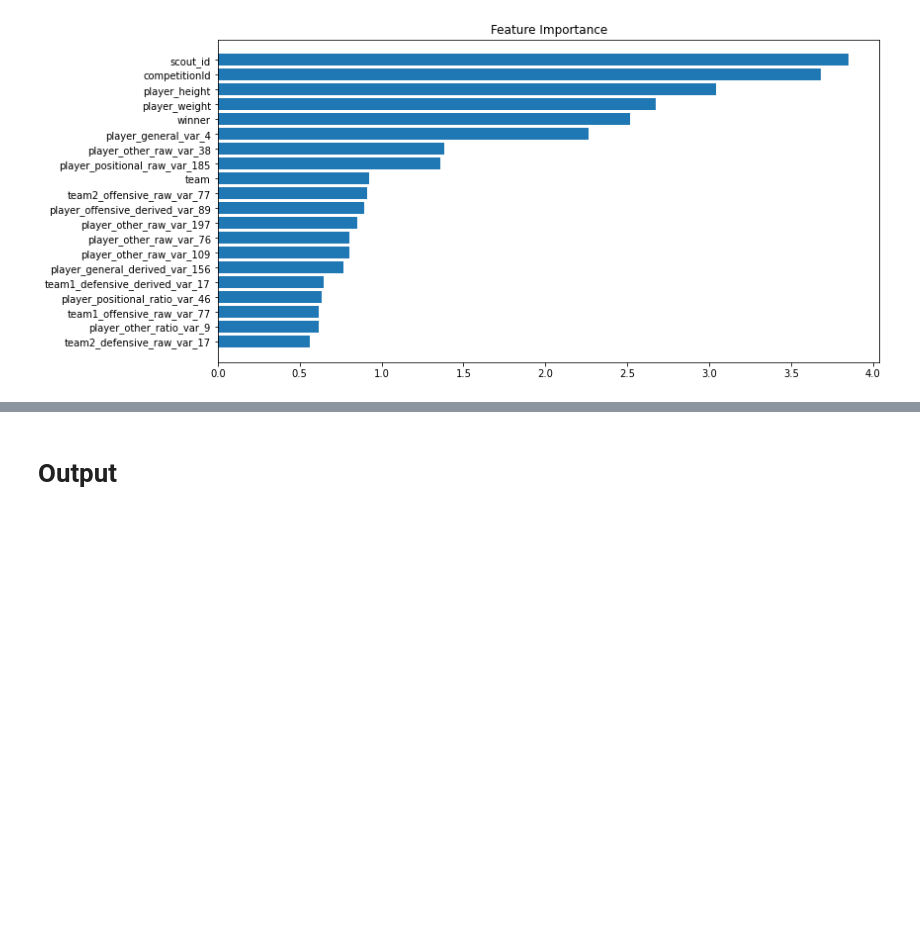
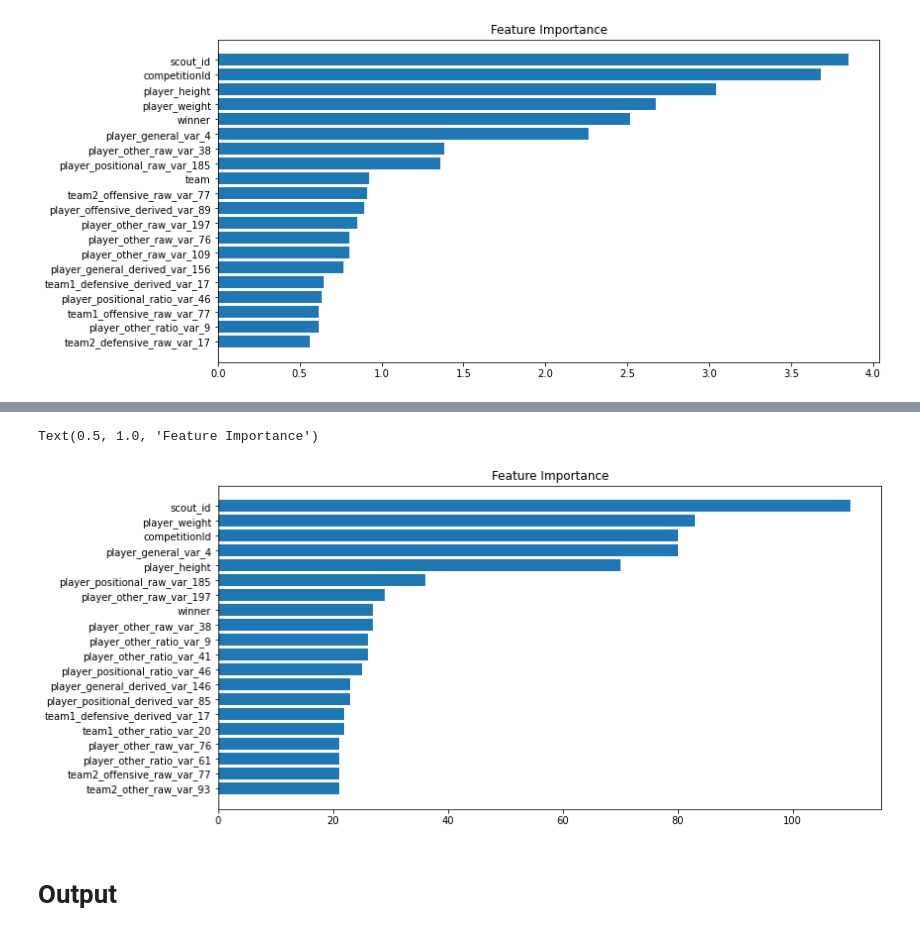
Before and after one commit to adityavsarkar19/Player-Performance-Prediction-, a Jupyter notebook: Performance_Rating_Prediction.ipynb, the cells around one changed output, grey strips where cells are left out. Drawn from its saved outputs; the diff is of its cells as text; code cells hidden in the pictures; blank space fills up the shorter version.

```diff
--- a/Performance_Rating_Prediction.ipynb
+++ b/Performance_Rating_Prediction.ipynb
@@ -389,2 +437,11 @@ Text(0.5, 1.0, 'Feature Importance')
+# %%
+import matplotlib.pyplot as plt
+fig = plt.figure(figsize=(12, 6))
+plt.barh(range(len(sorted_idx)), feature_importance[sorted_idx], align='center')
+plt.yticks(range(len(sorted_idx)), np.array(x_test.columns)[sorted_idx])
+plt.title('Feature Importance')
+# %% [output]
+Text(0.5, 1.0, 'Feature Importance')
+[figure, added]
 # %% [markdown]
 # Output
```
Also changed, not shown: parts of 4 cells of this notebook.
